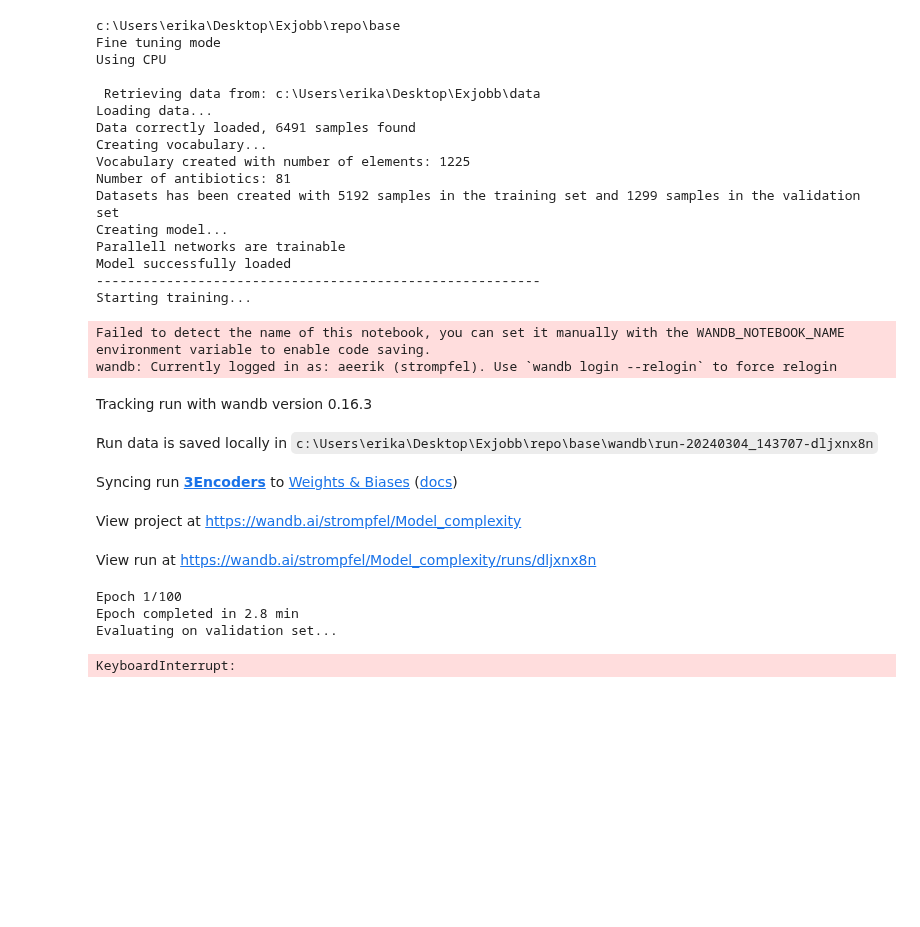
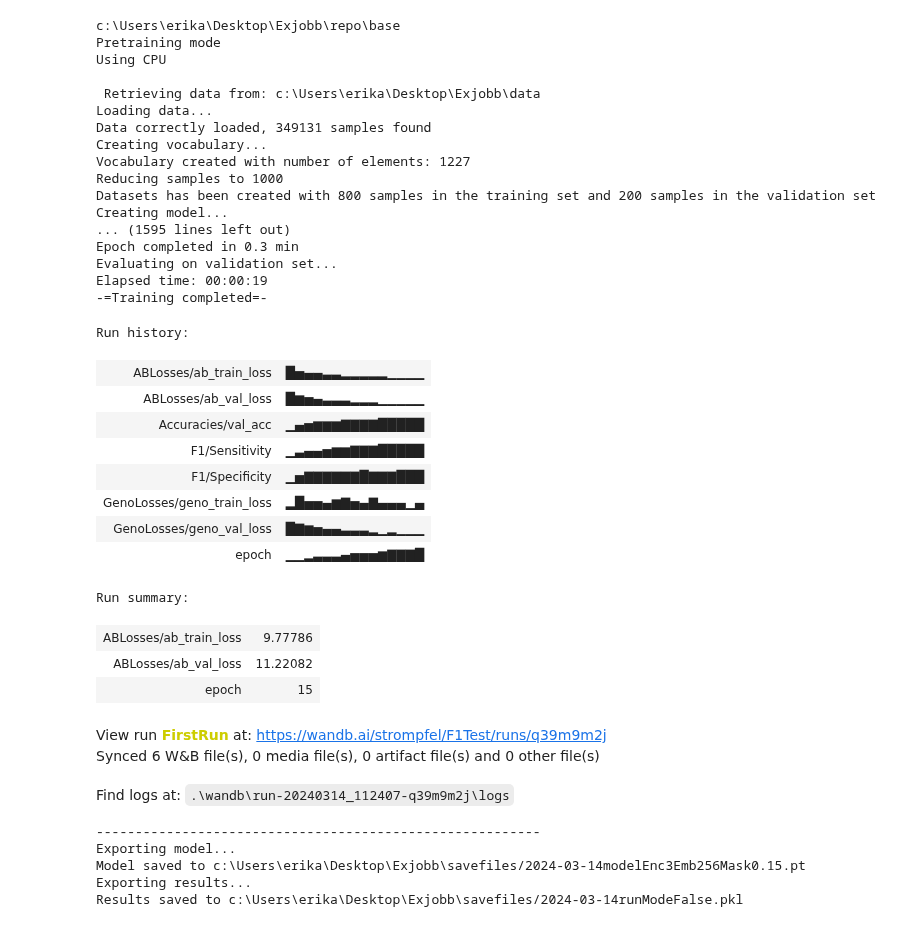
Before and after one commit to aeerik/base, a Jupyter notebook: main.ipynb, the cells around one changed output. Cells and saved outputs as stored; diff of their text form; code cells hidden in the pictures; blank space fills up the shorter version.

```diff
--- a/main.ipynb
+++ b/main.ipynb
@@ -37,7 +37,7 @@ limit_data = True #Reduces number of used samples in taining
 wandb_mode = False #Uses wandb for logging
 mode_ft = False  #True for fine tuning, False for pretraining
 load_model = False #True to load a model from a file
-export_model = False
+export_model = True
 
 #Hyperparameters
 threshold_year = 1970
@@ -52,14 +52,14 @@ attention_heads = 4
 
 num_encoders = 3
 
-epochs = 100
+epochs = 1
 batch_size = 32
 lr = 0.00001
 stop_patience = 5
 
 # WandB settingsS
-wandb_project = "Model_complexity"
-wandb_run_name = "3Encoders"
+wandb_project = "F1Test"
+wandb_run_name = "FirstRun"
 
 device = torch.device("cuda" if torch.cuda.is_available() else "cpu")
 ####################################################
@@ -114,51 +114,62 @@ else:
     if mode_ft:
         model = BERT(vocab_size=len(vocabulary_geno), dim_embedding = dim_emb, dim_hidden=dim_hidden, attention_heads=8, num_encoders=num_encoders, dropout_prob=drop_prob, num_ab=len(vocabulary_pheno), device=device).to(device)
         model.finetune_unfreezeing()
     else:
         model = BERT(vocab_size=len(vocabulary_geno), dim_embedding = dim_emb, dim_hidden=dim_hidden, attention_heads=8, num_encoders=num_encoders, dropout_prob=drop_prob, num_ab=len(vocabulary_pheno), device=device).to(device)
         model.pretrain_freezing()
 print(f"Model successfully loaded")
 print(f"---------------------------------------------------------")
 print(f"Starting training...")
 if mode_ft:
     trainer = BertTrainer_ft(model, train_set, val_set, epochs, batch_size, lr, device, stop_patience, wandb_mode, wandb_project, wandb_run_name)
 else:
     trainer = BertTrainer_pt(model, train_set, val_set, epochs, batch_size, lr, device, stop_patience, wandb_mode, wandb_project, wandb_run_name)
 
 results = trainer()
 print(f"---------------------------------------------------------")
 if export_model:
     print(f"Exporting model...")
-    export_model_label = str(today)+"model"+"Mode"+str(mode_ft)+".pt"
+    export_model_label = str(today)+"model"+"Enc"+str(num_encoders)+"Emb"+str(dim_emb)+"Mask"+str(mask_prob)+".pt"
     trainer._save_model(save_directory+"/"+export_model_label)
 print("Exporting results...")
 export_results_label = str(today)+"run"+"Mode"+str(mode_ft)+".pkl"
 export_results(results, save_directory+"/"+export_results_label)
 # %% [output]
 c:\Users\erika\Desktop\Exjobb\repo\base
-Fine tuning mode
+Pretraining mode
 Using CPU
 
  Retrieving data from: c:\Users\erika\Desktop\Exjobb\data
 Loading data...
-Data correctly loaded, 6491 samples found
+Data correctly loaded, 349131 samples found
 Creating vocabulary...
-Vocabulary created with number of elements: 1225
-Number of antibiotics: 81
-Datasets has been created with 5192 samples in the training set and 1299 samples in the validation set
+Vocabulary created with number of elements: 1227
+Reducing samples to 1000
+Datasets has been created with 800 samples in the training set and 200 samples in the validation set
 Creating model...
-Parallell networks are trainable
-Model successfully loaded
----------------------------------------------------------
-Starting training...
+... (1595 lines left out)
+Epoch completed in 0.3 min
+Evaluating on validation set...
+Elapsed time: 00:00:19
+-=Training completed=-
-Failed to detect the name of this notebook, you can set it manually with the WANDB_NOTEBOOK_NAME environment variable to enable code saving.
-wandb: Currently logged in as: aeerik (strompfel). Use `wandb login --relogin` to force relogin
+Run history:
+| ABLosses/ab_train_loss | █▅▄▄▃▃▂▂▂▂▂▁▁▁▁ |
+| ABLosses/ab_val_loss | █▆▅▄▃▃▃▂▂▂▁▁▁▁▁ |
+| Accuracies/val_acc | ▁▄▅▆▆▆▇▇▇▇█████ |
+| F1/Sensitivity | ▁▃▄▄▅▆▆▇▇▇█████ |
+| F1/Specificity | ▁▅▇▇▇▇▇▇█▇▇▇███ |
+| GenoLosses/geno_train_loss | ▂█▅▅▄▆▇▅▄▇▄▄▄▁▄ |
+| GenoLosses/geno_val_loss | █▇▆▅▄▄▃▃▃▂▁▂▁▁▁ |
+| epoch | ▁▁▂▃▃▃▄▅▅▅▆▇▇▇█ |
+Run summary:
+| ABLosses/ab_train_loss | 9.77786 |
+| ABLosses/ab_val_loss | 11.22082 |
+| epoch | 15 |
-Tracking run with wandb version 0.16.3
+View run FirstRun at: https://wandb.ai/strompfel/F1Test/runs/q39m9m2j
+Synced 6 W&B file(s), 0 media file(s), 0 artifact file(s) and 0 other file(s)
-Run data is saved locally in c:\Users\erika\Desktop\Exjobb\repo\base\wandb\run-20240304_143707-dljxnx8n
+Find logs at: .\wandb\run-20240314_112407-q39m9m2j\logs
-Syncing run 3Encoders to Weights & Biases (docs)
-View project at https://wandb.ai/strompfel/Model_complexity
-View run at https://wandb.ai/strompfel/Model_complexity/runs/dljxnx8n
-Epoch 1/100
-Epoch completed in 2.8 min
-Evaluating on validation set...
-KeyboardInterrupt:
+---------------------------------------------------------
+Exporting model...
+Model saved to c:\Users\erika\Desktop\Exjobb\savefiles/2024-03-14modelEnc3Emb256Mask0.15.pt
+Exporting results...
+Results saved to c:\Users\erika\Desktop\Exjobb\savefiles/2024-03-14runModeFalse.pkl
```
